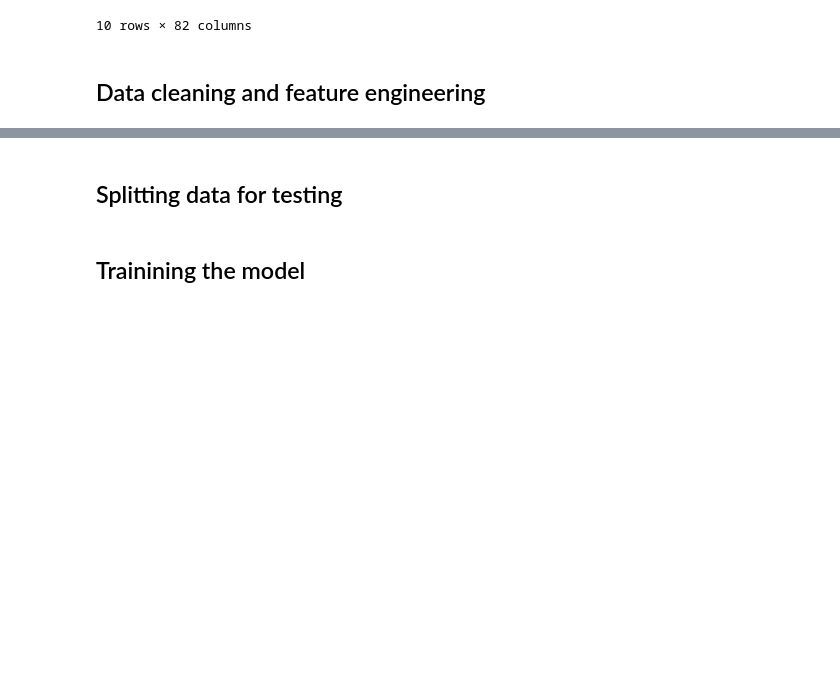
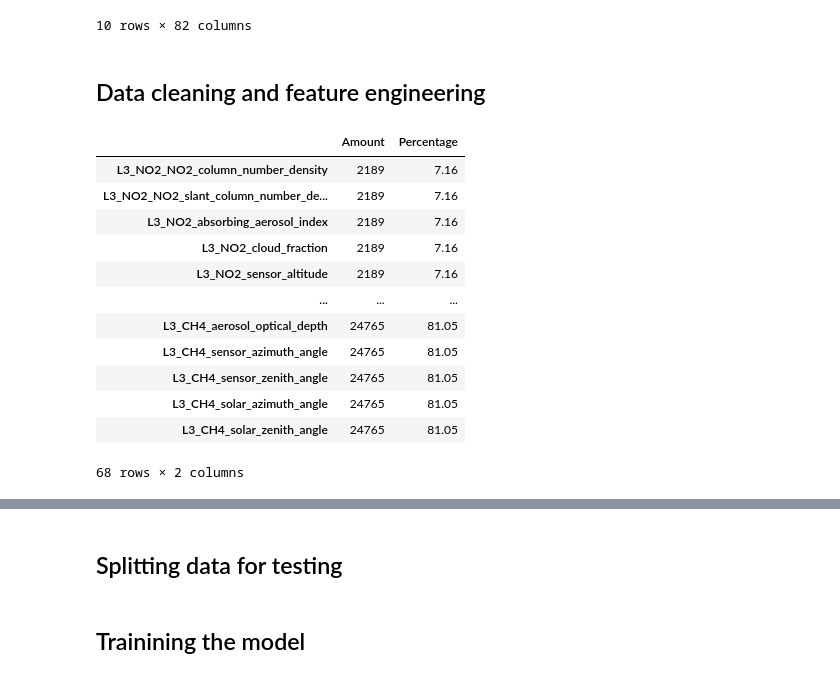
Before and after one commit to ilacosta14/Urban-Air-Pollution, a Jupyter notebook: Air_Poll.ipynb, the cells around one changed output, grey strips where cells are left out. Drawn from its saved outputs; the diff is of its cells as text; code cells hidden in the pictures; blank space fills up the shorter version.

```diff
--- a/Air_Poll.ipynb
+++ b/Air_Poll.ipynb
@@ -81,3 +94,22 @@ df_train.head(10)
 # Y = df[]
 # %% [markdown]
 ## Data cleaning and feature engineering
+# %%
+# Check the number of nans for each column
+missing = pd.DataFrame(df_train.isnull().sum(), columns=["Amount"])
+missing['Percentage'] = round((missing['Amount']/df_train.shape[0])*100, 2)
+missing[missing['Amount'] != 0]
+# %% [output]
+|  | Amount | Percentage |
+| L3_NO2_NO2_column_number_density | 2189 | 7.16 |
+| L3_NO2_NO2_slant_column_number_de... | 2189 | 7.16 |
+| L3_NO2_absorbing_aerosol_index | 2189 | 7.16 |
+| L3_NO2_cloud_fraction | 2189 | 7.16 |
+| L3_NO2_sensor_altitude | 2189 | 7.16 |
+| ... | ... | ... |
+| L3_CH4_aerosol_optical_depth | 24765 | 81.05 |
+| L3_CH4_sensor_azimuth_angle | 24765 | 81.05 |
+| L3_CH4_sensor_zenith_angle | 24765 | 81.05 |
+| L3_CH4_solar_azimuth_angle | 24765 | 81.05 |
+| L3_CH4_solar_zenith_angle | 24765 | 81.05 |
+68 rows × 2 columns
```
Also changed, not shown: parts of 9 cells of this notebook.
